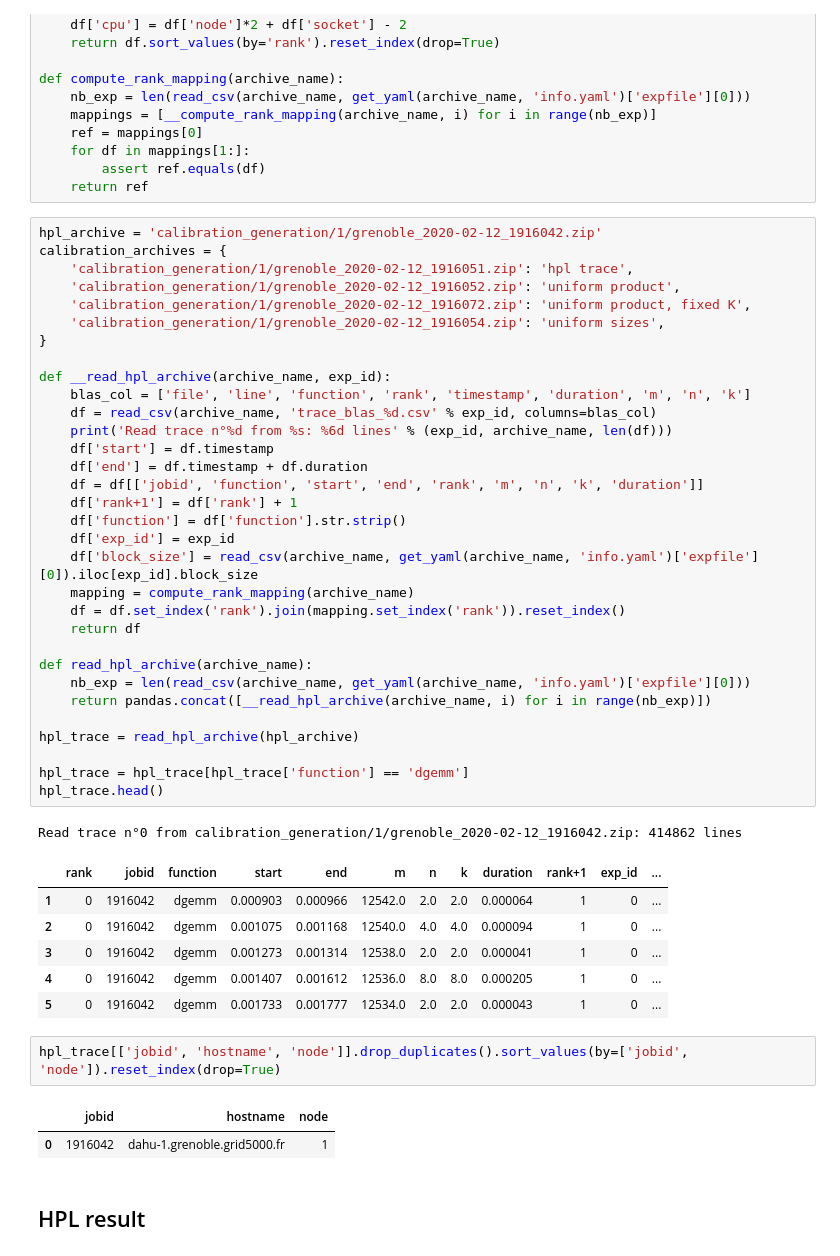
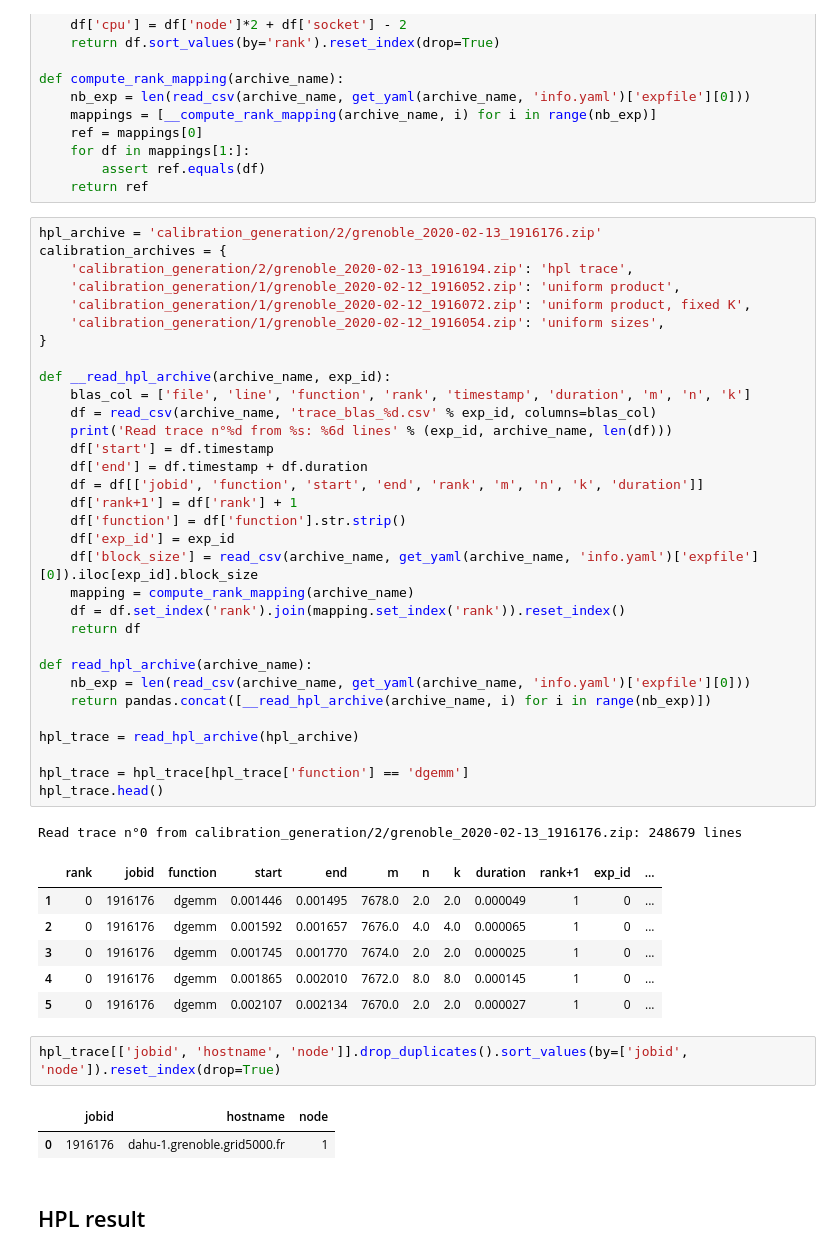
Before and after one commit to Ezibenroc/calibration_analysis, a Jupyter notebook: dahu/blas/calibration_generation.ipynb, the cells around one changed output. Drawn from its saved outputs; the diff is of its cells as text.

```diff
--- a/dahu/blas/calibration_generation.ipynb
+++ b/dahu/blas/calibration_generation.ipynb
@@ -60,50 +60,50 @@ def compute_rank_mapping(archive_name):
         assert ref.equals(df)
     return ref
 # %%
-hpl_archive = 'calibration_generation/1/grenoble_2020-02-12_1916042.zip'
+hpl_archive = 'calibration_generation/2/grenoble_2020-02-13_1916176.zip'
 calibration_archives = {
-    'calibration_generation/1/grenoble_2020-02-12_1916051.zip': 'hpl trace',
+    'calibration_generation/2/grenoble_2020-02-13_1916194.zip': 'hpl trace',
     'calibration_generation/1/grenoble_2020-02-12_1916052.zip': 'uniform product',
     'calibration_generation/1/grenoble_2020-02-12_1916072.zip': 'uniform product, fixed K',
     'calibration_generation/1/grenoble_2020-02-12_1916054.zip': 'uniform sizes',
 }
 
 def __read_hpl_archive(archive_name, exp_id):
     blas_col = ['file', 'line', 'function', 'rank', 'timestamp', 'duration', 'm', 'n', 'k']
     df = read_csv(archive_name, 'trace_blas_%d.csv' % exp_id, columns=blas_col)
     print('Read trace n°%d from %s: %6d lines' % (exp_id, archive_name, len(df)))
     df['start'] = df.timestamp
     df['end'] = df.timestamp + df.duration
     df = df[['jobid', 'function', 'start', 'end', 'rank', 'm', 'n', 'k', 'duration']]
     df['rank+1'] = df['rank'] + 1
     df['function'] = df['function'].str.strip()
     df['exp_id'] = exp_id
     df['block_size'] = read_csv(archive_name, get_yaml(archive_name, 'info.yaml')['expfile'][0]).iloc[exp_id].block_size
     mapping = compute_rank_mapping(archive_name)
     df = df.set_index('rank').join(mapping.set_index('rank')).reset_index()
     return df
 
 def read_hpl_archive(archive_name):
     nb_exp = len(read_csv(archive_name, get_yaml(archive_name, 'info.yaml')['expfile'][0]))
     return pandas.concat([__read_hpl_archive(archive_name, i) for i in range(nb_exp)])
 
 hpl_trace = read_hpl_archive(hpl_archive)
 
 hpl_trace = hpl_trace[hpl_trace['function'] == 'dgemm']
 hpl_trace.head()
 # %% [output]
-Read trace n°0 from calibration_generation/1/grenoble_2020-02-12_1916042.zip: 414862 lines
+Read trace n°0 from calibration_generation/2/grenoble_2020-02-13_1916176.zip: 248679 lines
 |  | rank | jobid | function | start | end | m | n | k | duration | rank+1 | exp_id | ... |
-| 1 | 0 | 1916042 | dgemm | 0.000903 | 0.000966 | 12542.0 | 2.0 | 2.0 | 0.000064 | 1 | 0 | ... |
-| 2 | 0 | 1916042 | dgemm | 0.001075 | 0.001168 | 12540.0 | 4.0 | 4.0 | 0.000094 | 1 | 0 | ... |
-| 3 | 0 | 1916042 | dgemm | 0.001273 | 0.001314 | 12538.0 | 2.0 | 2.0 | 0.000041 | 1 | 0 | ... |
-| 4 | 0 | 1916042 | dgemm | 0.001407 | 0.001612 | 12536.0 | 8.0 | 8.0 | 0.000205 | 1 | 0 | ... |
-| 5 | 0 | 1916042 | dgemm | 0.001733 | 0.001777 | 12534.0 | 2.0 | 2.0 | 0.000043 | 1 | 0 | ... |
+| 1 | 0 | 1916176 | dgemm | 0.001446 | 0.001495 | 7678.0 | 2.0 | 2.0 | 0.000049 | 1 | 0 | ... |
+| 2 | 0 | 1916176 | dgemm | 0.001592 | 0.001657 | 7676.0 | 4.0 | 4.0 | 0.000065 | 1 | 0 | ... |
+| 3 | 0 | 1916176 | dgemm | 0.001745 | 0.001770 | 7674.0 | 2.0 | 2.0 | 0.000025 | 1 | 0 | ... |
+| 4 | 0 | 1916176 | dgemm | 0.001865 | 0.002010 | 7672.0 | 8.0 | 8.0 | 0.000145 | 1 | 0 | ... |
+| 5 | 0 | 1916176 | dgemm | 0.002107 | 0.002134 | 7670.0 | 2.0 | 2.0 | 0.000027 | 1 | 0 | ... |
 # %%
 hpl_trace[['jobid', 'hostname', 'node']].drop_duplicates().sort_values(by=['jobid', 'node']).reset_index(drop=True)
 # %% [output]
 |  | jobid | hostname | node |
-| 0 | 1916042 | dahu-1.grenoble.grid5000.fr | 1 |
+| 0 | 1916176 | dahu-1.grenoble.grid5000.fr | 1 |
 # %% [markdown]
 ## HPL result
 # %%
```
Also changed, not shown: parts of 8 cells of this notebook, 2 other files.
